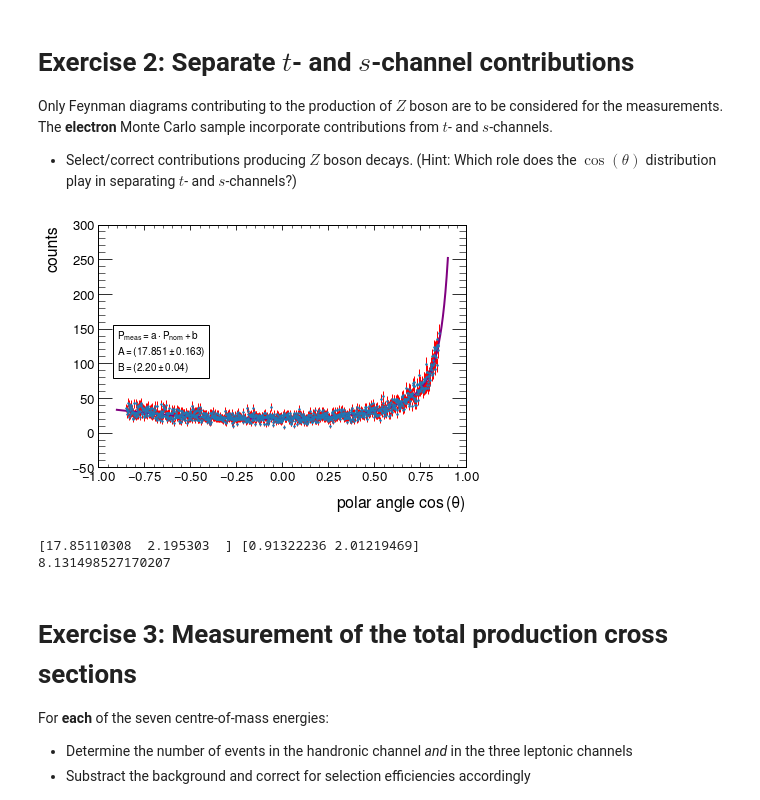
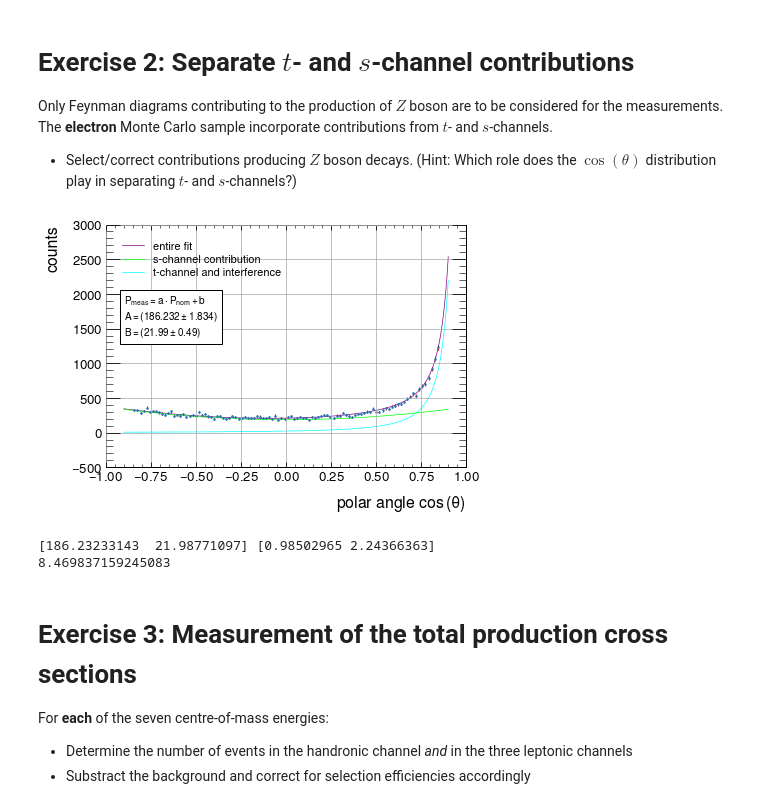
Before and after one commit to robingrether/z0-precisionmeasurement, a Jupyter notebook: z0_experiment.ipynb, the cells around one changed output. Drawn from its saved outputs; the diff is of its cells as text; code cells hidden in the pictures.

```diff
--- a/z0_experiment.ipynb
+++ b/z0_experiment.ipynb
@@ -345,39 +348,50 @@ Only Feynman diagrams contributing to the production of $Z$ boson are to be cons
 def t_s_separation(cos_theta, A, B):
     return A * (1 + cos_theta**2) + B * (1 - cos_theta)**(-2)
 
+def s_channel(cos_theta, A, B):
+    return A * (1 + cos_theta**2)
+
+def rest(cos_theta, A, B):
+    return B * (1 - cos_theta)**(-2)
+
+
 ## plot entire histogram and extract bins
-electron_cos_theta, bin_edges, _ = plt.hist(simulated_electron['cos_thet'],bins=1000,range=(-0.85,0.85),  histtype='stepfilled', label='Pcharged')
+electron_cos_theta, bin_edges, _ = plt.hist(simulated_electron['cos_thet'],bins=100,range=(-0.85,0.85),  histtype='stepfilled', label='Pcharged')
 bin_centers = (bin_edges[:-1] + bin_edges[1:]) / 2
 plt.tight_layout()
 plt.clf()   #plt.show() if you also want to view the histogram
 
 t_s_popt, t_s_pcov = curve_fit(t_s_separation, bin_centers, electron_cos_theta, p0=[43856111410946561, -1438679413876432], sigma=np.sqrt(electron_cos_theta))
 t_s_perr = np.sqrt(np.diag(t_s_pcov))
 thetas = np.linspace(-0.9, 0.9, 10000)
 
 
 textstr = '\n'.join((
     r'$P_\mathrm{meas} = a \cdot P_\mathrm{nom}+b$',
     r'$A=(%.3f \pm %.3f)$' % (t_s_popt[0], t_s_perr[0]),
     r'$B=(%.2f \pm %.2f)$' % (t_s_popt[1], t_s_perr[1])))
 
 
 props = dict(alpha=1, facecolor='w')
 
 plt.errorbar(bin_centers, electron_cos_theta, yerr=np.sqrt(electron_cos_theta), fmt='.', ms=3, ecolor='r', elinewidth=1)
-plt.plot(thetas, t_s_separation(thetas, *t_s_popt), c='purple')
-plt.text(-0.9, 150, textstr, fontsize=10, verticalalignment='top', bbox=props)
+plt.plot(thetas, t_s_separation(thetas, *t_s_popt),lw=0.7, c='purple', label='entire fit')
+plt.plot(thetas, s_channel(thetas, *t_s_popt), lw=0.7, c='lime', label='s-channel contribution')
+plt.plot(thetas, rest(thetas, *t_s_popt), lw=0.7, c='cyan', label='t-channel and interference')
+plt.text(-0.9, 2000, textstr, fontsize=10, verticalalignment='top', bbox=props)
 
 plt.xlabel('polar angle $\mathrm{cos}\,(\\theta)$')
 plt.ylabel('counts')
+plt.grid()
+plt.legend()
 plt.show()
 
 print(t_s_popt, t_s_perr/t_s_popt*100)
 print(t_s_popt[0]/t_s_popt[1])
 # %% [output]
-[figure, old version]
+[figure, new version]
-[17.85110308  2.195303  ] [0.91322236 2.01219469]
-8.131498527170207
+[186.23233143  21.98771097] [0.98502965 2.24366363]
+8.469837159245083
 # %% [markdown]
 # Exercise 3: Measurement of the total production cross sections
 
```
Also changed, not shown: parts of 8 cells of this notebook.
